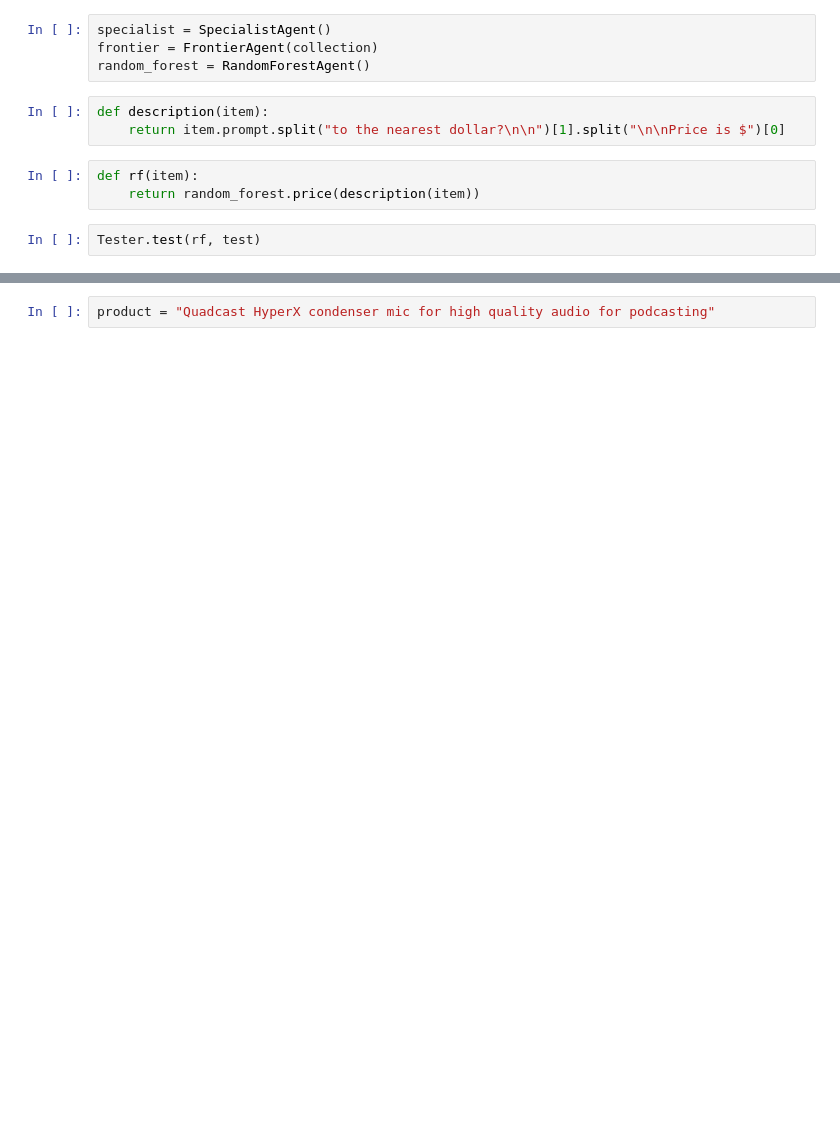
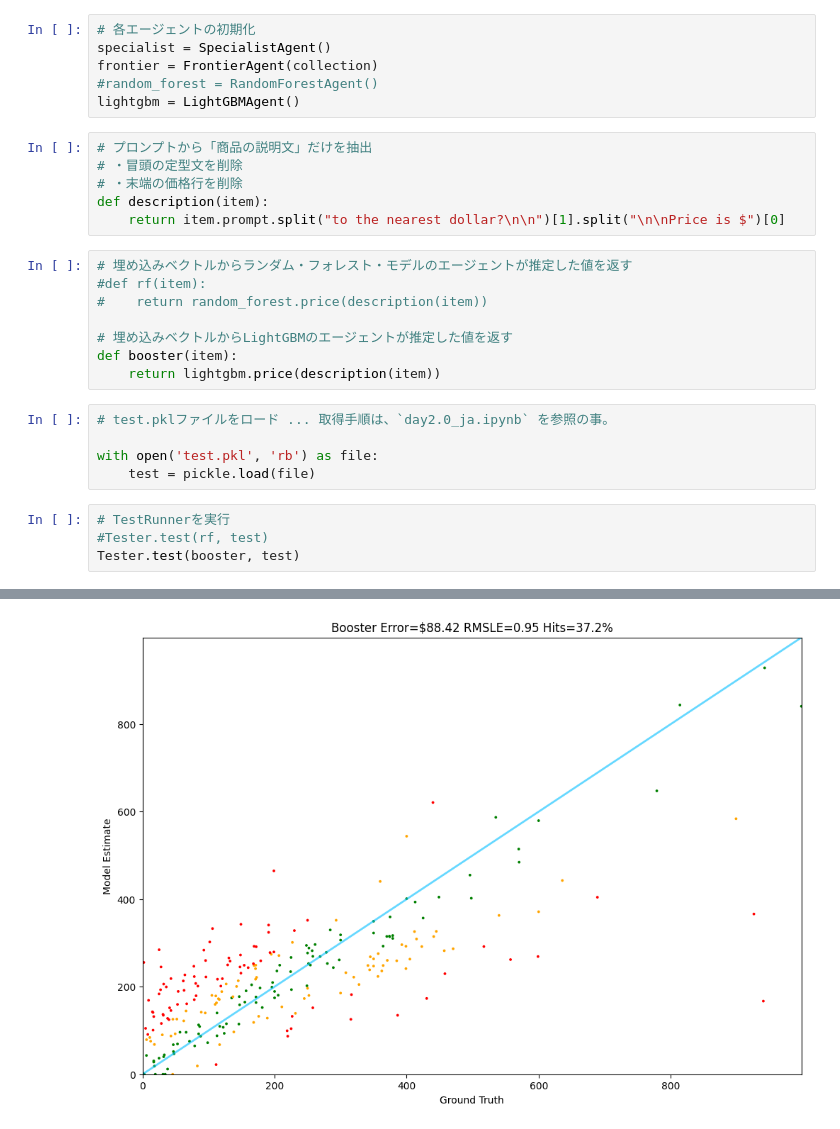
Before and after one commit to OpenTouryoProject/DxCommon, a Jupyter notebook: Notebook/path/ed-donner_llm/week8/day2.4_ja.ipynb, the cells around one changed output, grey strips where cells are left out. Saved outputs shown, nothing was run; the diff lists cells and outputs as text; blank space fills up the shorter version.

```diff
--- a/Notebook/path/ed-donner_llm/week8/day2.4_ja.ipynb
+++ b/Notebook/path/ed-donner_llm/week8/day2.4_ja.ipynb
@@ -100,12 +256,30 @@ from agents.random_forest_agent import RandomForestAgent
 # %%
+# 各エージェントの初期化
 specialist = SpecialistAgent()
 frontier = FrontierAgent(collection)
-random_forest = RandomForestAgent()
+#random_forest = RandomForestAgent()
+lightgbm = LightGBMAgent()
 # %%
+# プロンプトから「商品の説明文」だけを抽出
+# ・冒頭の定型文を削除
+# ・末端の価格行を削除
 def description(item):
     return item.prompt.split("to the nearest dollar?\n\n")[1].split("\n\nPrice is $")[0]
 # %%
-def rf(item):
-    return random_forest.price(description(item))
+# 埋め込みベクトルからランダム・フォレスト・モデルのエージェントが推定した値を返す
+#def rf(item):
+#    return random_forest.price(description(item))
+
+# 埋め込みベクトルからLightGBMのエージェントが推定した値を返す
+def booster(item):
+    return lightgbm.price(description(item))
+# %%
+# test.pklファイルをロード ... 取得手順は、`day2.0_ja.ipynb` を参照の事。
+
+with open('test.pkl', 'rb') as file:
+    test = pickle.load(file)
 # %%
-Tester.test(rf, test)
+# TestRunnerを実行
+#Tester.test(rf, test)
+Tester.test(booster, test)
+# %% [output]
@@ -112,3 +303,2 @@ Tester.test(rf, test)
+[figure, added]
-# %%
-product = "Quadcast HyperX condenser mic for high quality audio for podcasting"
 # %%
```
Also changed, not shown: parts of 43 cells of this notebook, 25 other files.
